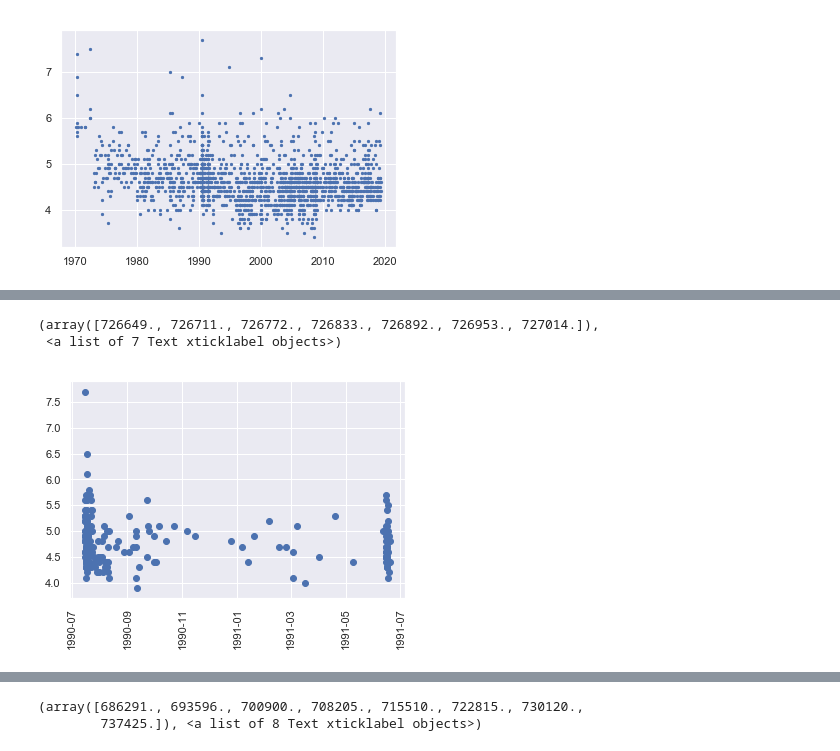
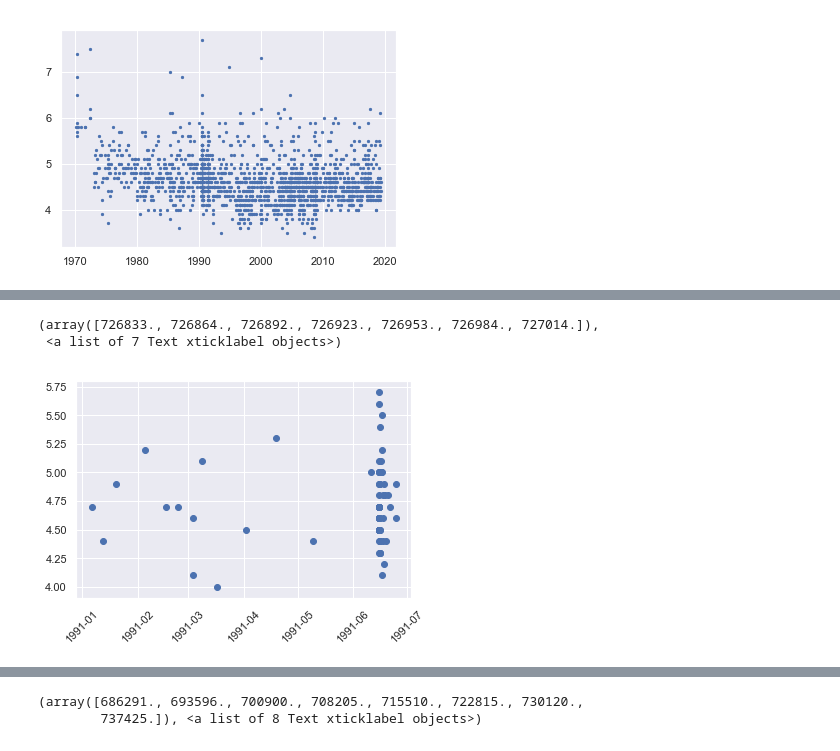
Before and after one commit to DylanHong/MtPinatubo, a Jupyter notebook: Earthquake.ipynb, the cells around one changed output, grey strips where cells are left out. Drawn from its saved outputs; the diff is of its cells as text; code cells hidden in the pictures.

```diff
--- a/Earthquake.ipynb
+++ b/Earthquake.ipynb
@@ -82,9 +82,9 @@ plt.scatter(df['time'],df['mag'],s = 5)
 # %%
 df.set_index('time')
 
-dt1 = dt.datetime(1990, 6, 1, 0, 0, 0, 0, pytz.UTC)
+dt1 = dt.datetime(1991, 1, 1, 0, 0, 0, 0, pytz.UTC)
 print(dt1)
-dt2 = dt.datetime(1991, 6, 20, 0, 0, 0, 0, pytz.UTC)
+dt2 = dt.datetime(1991, 6, 25, 0, 0, 0, 0, pytz.UTC)
 
 
 df1991 = df.loc[(df['time'] > dt1) & (df['time'] < dt2)]
@@ -112,10 +112,10 @@ df1991.head(15)
 # %%
 plt.scatter(df1991['time'],df1991['mag'])
-plt.xticks(rotation=90)
+plt.xticks(rotation=45)
 # %% [output]
-(array([726649., 726711., 726772., 726833., 726892., 726953., 727014.]),
+(array([726833., 726864., 726892., 726923., 726953., 726984., 727014.]),
  <a list of 7 Text xticklabel objects>)
-[figure, old version]
+[figure, new version]
 # %%
 df1 = pd.read_csv('VolcanicForcing.csv')
 df1.head()
```
Also changed, not shown: parts of 3 cells of this notebook.
